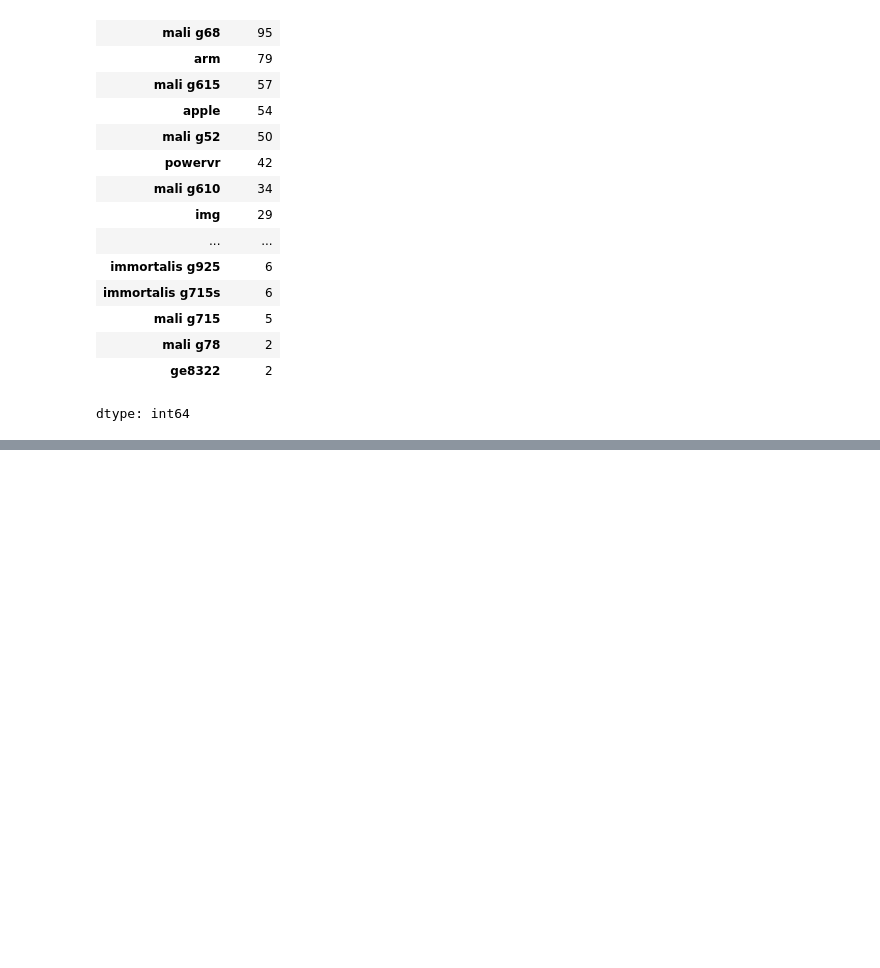
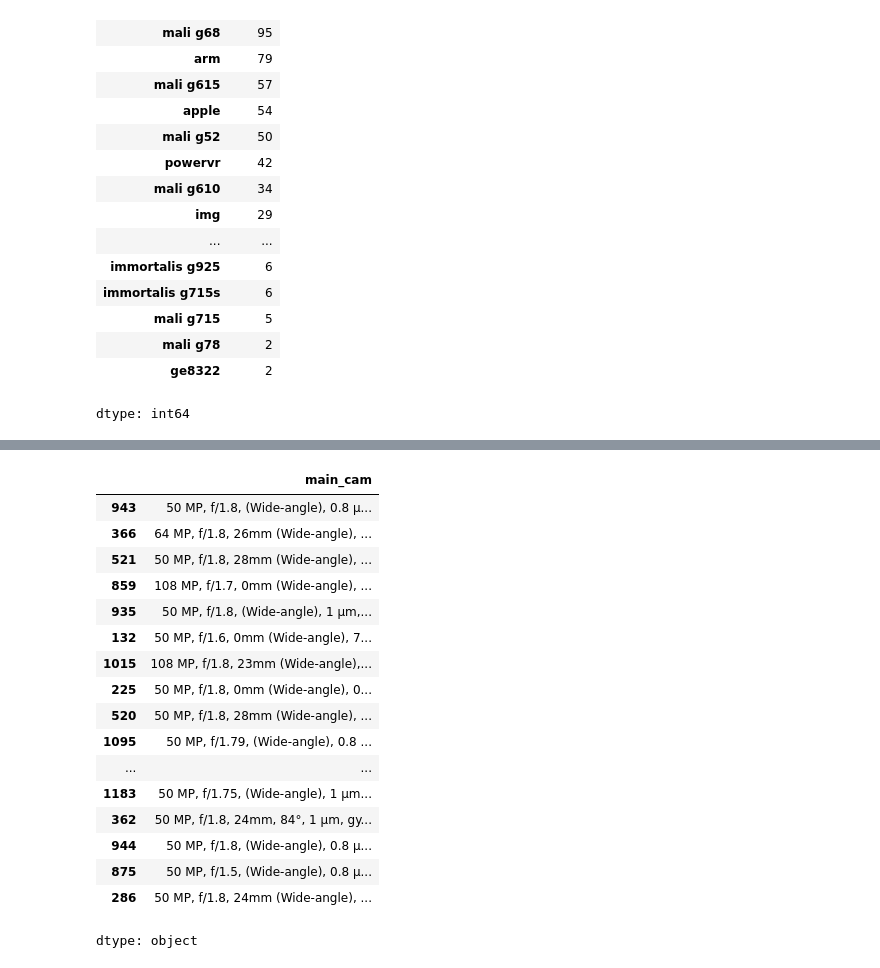
Before and after one commit to rajeshxdatascience/smartphone-recommender-system, a Jupyter notebook: SpecLens_AI_Data_Engineering.ipynb, the cells around one changed output, grey strips where cells are left out. Drawn from its saved outputs; the diff is of its cells as text; code cells hidden in the pictures; blank space fills up the shorter version.

```diff
--- a/SpecLens_AI_Data_Engineering.ipynb
+++ b/SpecLens_AI_Data_Engineering.ipynb
@@ -3117,0 +3138,21 @@ df['gpu_brand'] = df['gpu_brand'].astype('category')
+# %%
+df['main_cam'].sample(20)
+# %% [output]
+|  | main_cam |
+| 943 | 50 MP, f/1.8, (Wide-angle), 0.8 µ... |
+| 366 | 64 MP, f/1.8, 26mm (Wide-angle), ... |
+| 521 | 50 MP, f/1.8, 28mm (Wide-angle), ... |
+| 859 | 108 MP, f/1.7, 0mm (Wide-angle), ... |
+| 935 | 50 MP, f/1.8, (Wide-angle), 1 µm,... |
+| 132 | 50 MP, f/1.6, 0mm (Wide-angle), 7... |
+| 1015 | 108 MP, f/1.8, 23mm (Wide-angle),... |
+| 225 | 50 MP, f/1.8, 0mm (Wide-angle), 0... |
+| 520 | 50 MP, f/1.8, 28mm (Wide-angle), ... |
+| 1095 | 50 MP, f/1.79, (Wide-angle), 0.8 ... |
+| ... | ... |
+| 1183 | 50 MP, f/1.75, (Wide-angle), 1 µm... |
+| 362 | 50 MP, f/1.8, 24mm, 84°, 1 µm, gy... |
+| 944 | 50 MP, f/1.8, (Wide-angle), 0.8 µ... |
+| 875 | 50 MP, f/1.5, (Wide-angle), 0.8 µ... |
+| 286 | 50 MP, f/1.8, 24mm (Wide-angle), ... |
+dtype: object
```
Also changed, not shown: parts of 1 cell of this notebook.
